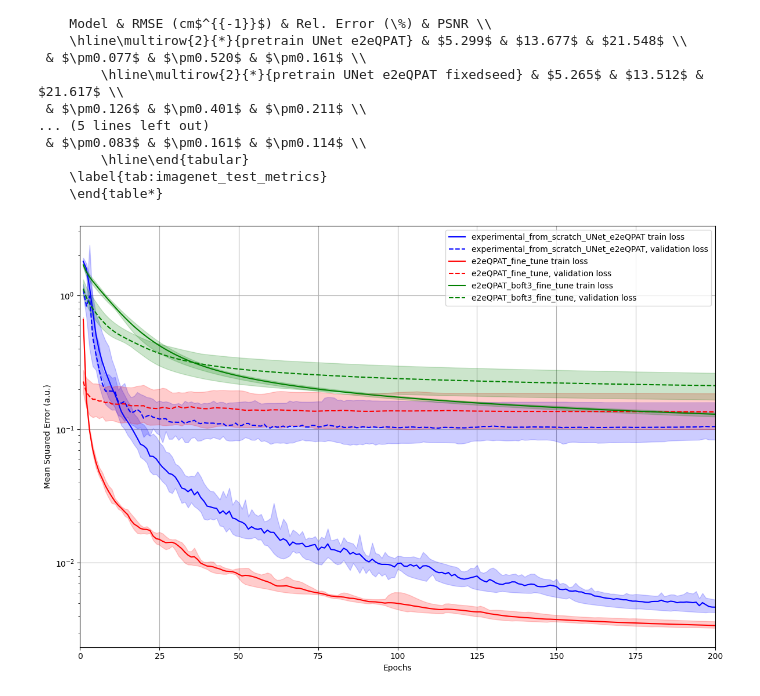
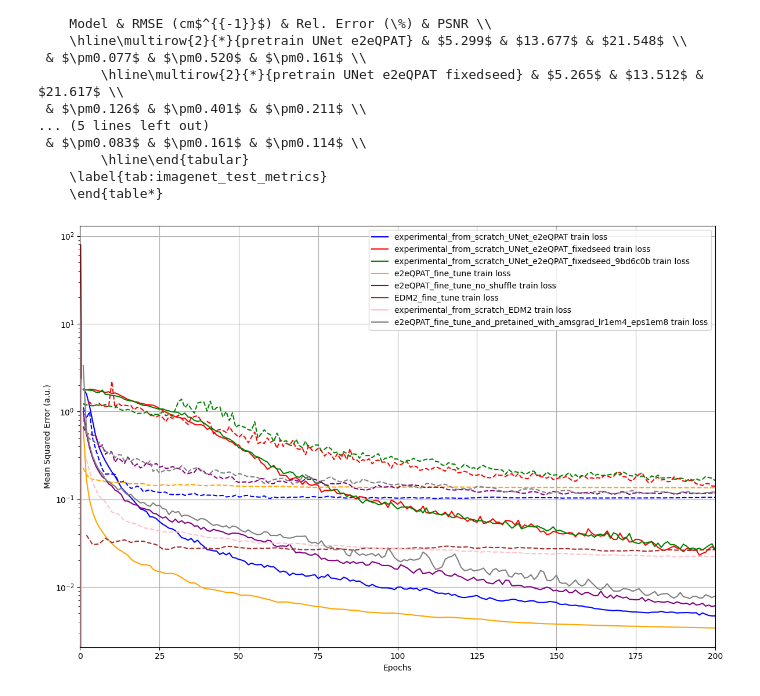
Before and after one commit to bvale1/MSOT_Diffusion, a Jupyter notebook: figures_and_tables/wandb_api_to_table.ipynb, the cells around one changed output. Drawn from its saved outputs; the diff is of its cells as text; code cells hidden in the pictures.

Commit message:
add fine-tuning l2 reg

```diff
--- a/figures_and_tables/wandb_api_to_table.ipynb
+++ b/figures_and_tables/wandb_api_to_table.ipynb
@@ -180,11 +180,11 @@ if __name__ == "__main__":
     runs = api.runs("aisurrey_photoacoustics/MSOT_Diffusion", filters=FILTER)
 
     notes = [
-        'experimental_from_scratch_UNet_e2eQPAT_fixedseed_9bd6c0b'
+        'experimental_from_scratch_UNet_e2eQPAT_fixedseed_9bd6c0b',
+        'e2eQPAT_fine_tune_and_pretained_with_amsgrad_lr1em4_eps1em8',
     ]
 
     run_dict_list = []
-    history_dict = {}
     for run in runs:
         if run.notes not in notes:
             continue
@@ -350,13 +351,22 @@ import matplotlib.pyplot as plt
 
 run_notes = [
     'experimental_from_scratch_UNet_e2eQPAT',
+    'experimental_from_scratch_UNet_e2eQPAT_fixedseed',
+    'experimental_from_scratch_UNet_e2eQPAT_fixedseed_9bd6c0b',
     'e2eQPAT_fine_tune',
-    #'e2eQPAT_fine_tune_no_shuffle',
-    'e2eQPAT_boft3_fine_tune'
-    #'EDM2_fine_tune',
+    'e2eQPAT_fine_tune_no_shuffle',
+    #'e2eQPAT_boft3_fine_tune',
+    #'experimental_from_scratch_UNet_diffusion_ablation',
+    #'experimental_from_scratch_UNet_diffusion_ablation_deeperunet',
+    #'experimental_from_scratch_UNet_diffusion_ablation_ema',
+    #'experimental_from_scratch_UNet_wl_pos_emb',
+    'EDM2_fine_tune',
+    'experimental_from_scratch_EDM2',
+    'e2eQPAT_fine_tune_and_pretained_with_amsgrad_lr1em4_eps1em8',
 ]
 
 epochs = 200
+separate_ax_for_labels = True
 
 fig, ax = plt.subplots(1, 1, figsize=(12, 8))
 ax.set_yscale('log')
@@ -364,7 +374,7 @@ ax.set_ylabel(r'Mean Squared Error (a.u.)')
 #ax.set_xlabel('Steps')
 ax.set_xlabel('Epochs')
 
-colors = ['blue', 'red', 'green', 'orange']
+colors = ['blue', 'red', 'green', 'orange', 'purple', 'brown', 'pink', 'gray', 'olive', 'cyan', 'magenta', 'yellow', 'teal']
 #lines = ['-', '--', '-.', ':']
 
 for i, notes in enumerate(run_notes):
@@ -372,35 +382,35 @@ for i, notes in enumerate(run_notes):
     for j, fold in enumerate(['fold0', 'fold1', 'fold2', 'fold3', 'fold4']):
         for key in list(notes_history.keys()):
             if fold in key:
                 notes_fold_history = notes_history[key]
                 break
 
         if fold == 'fold0':
             val_loss_steps = notes_fold_history['mean_experimental_val_loss']['_step'].values
             val_loss_steps = val_loss_steps * epochs / np.max(val_loss_steps)
 
             train_loss_steps = train_loss_steps = notes_fold_history['mean_train_loss']['_step'].values
             train_loss_steps = train_loss_steps * epochs / np.max(train_loss_steps)
 
             train_loss = np.zeros((5, len(train_loss_steps)), dtype=np.float32)
             val_loss = np.zeros((5, len(val_loss_steps)), dtype=np.float32)
 
         train_loss[j] = notes_fold_history['mean_train_loss']['mean_train_loss'].values
         val_loss[j] = notes_fold_history['mean_experimental_val_loss']['mean_experimental_val_loss'].values
 
-    ax.plot(train_loss_steps, train_loss.mean(axis=0), label=f'{notes} train loss', color=colors[i], linestyle='-')
-    ax.plot(val_loss_steps, val_loss.mean(axis=0), label=f'{notes}, validation loss', color=colors[i], linestyle='--')
+    ax.plot(train_loss_steps, train_loss.mean(axis=0), color=colors[i], linestyle='-', label=f'{notes} train loss')
+    ax.plot(val_loss_steps, val_loss.mean(axis=0), color=colors[i], linestyle='--')#, label=f'{notes}, validation loss')
     # fill between min and max for train and val loss
-    ax.fill_between(train_loss_steps, train_loss.min(axis=0), train_loss.max(axis=0), color=colors[i], alpha=0.2)
-    ax.fill_between(val_loss_steps, val_loss.min(axis=0), val_loss.max(axis=0), color=colors[i], alpha=0.2)
+    #ax.fill_between(train_loss_steps, train_loss.min(axis=0), train_loss.max(axis=0), color=colors[i], alpha=0.2)
+    #ax.fill_between(val_loss_steps, val_loss.min(axis=0), val_loss.max(axis=0), color=colors[i], alpha=0.2)
 
 ax.legend(loc='upper right')
 ax.set_xlim(0, epochs)
 ax.grid(True)
 ax.set_axisbelow(True)
 fig.tight_layout()
 
 fig.savefig('loss_curves.png')
 fig.savefig('loss_curves.svg')
 # %% [output]
-[figure, old version]
+[figure, new version]
```
Also changed, not shown: parts of 1 cell of this notebook, 3 other files.
